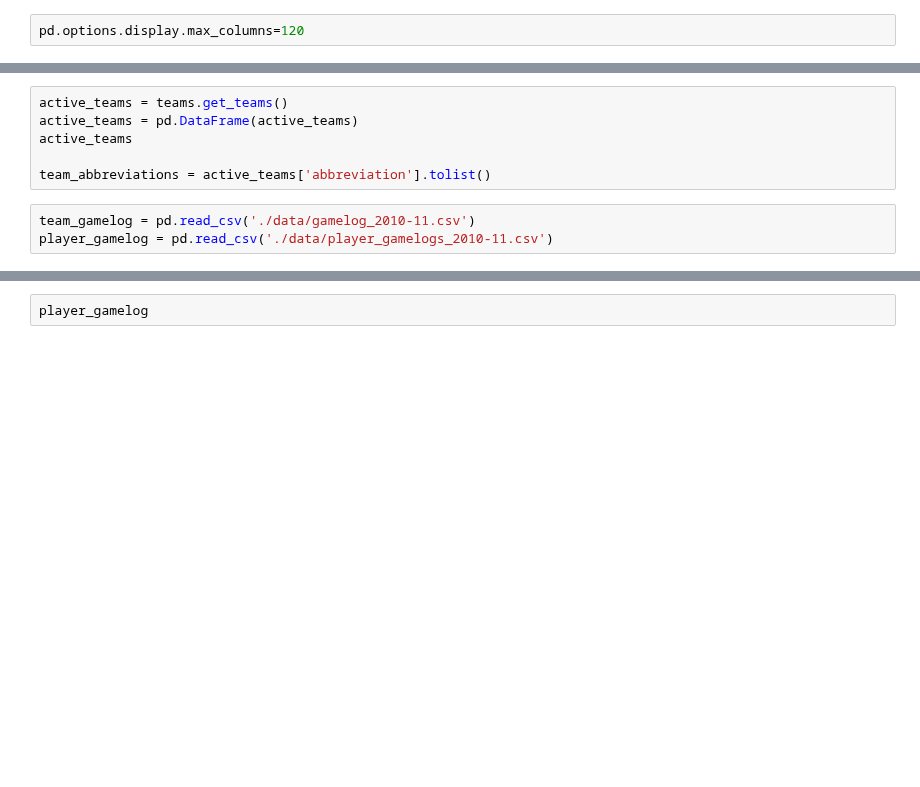
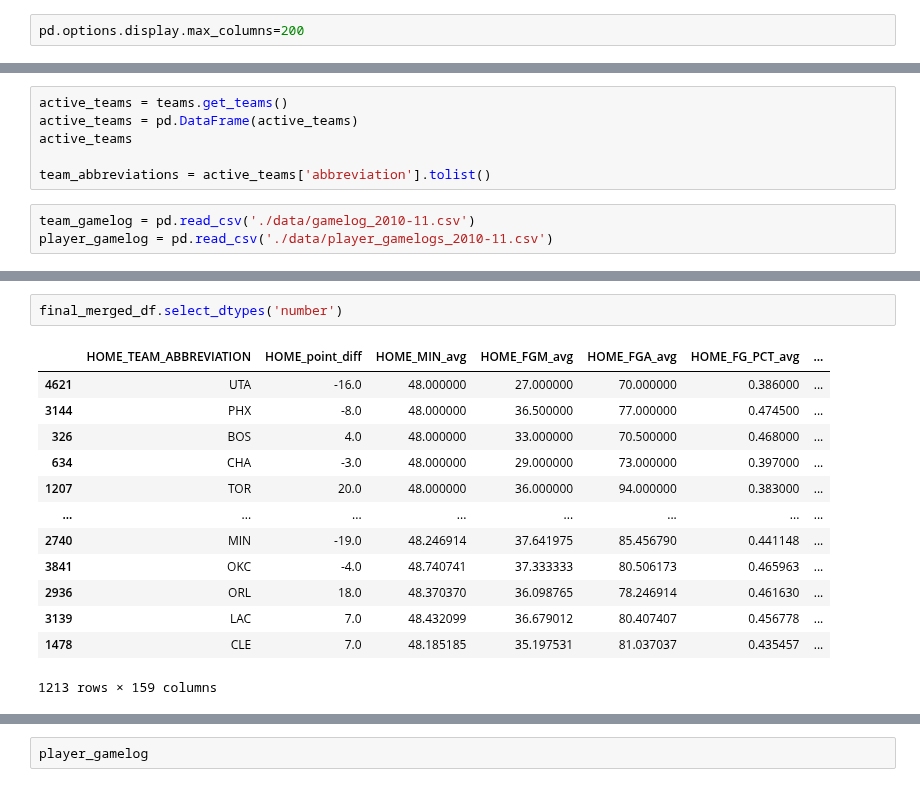
Before and after one commit to jnish23/NBA_Model, a Jupyter notebook: model.ipynb, the cells around one changed output, grey strips where cells are left out. Saved outputs shown, nothing was run; the diff lists cells and outputs as text; blank space fills up the shorter version.

```diff
--- a/model.ipynb
+++ b/model.ipynb
@@ -8,4 +8,4 @@ from tqdm import tqdm
 from nba_api.stats.static import players, teams
 from nba_api.stats.library.parameters import SeasonAll
 # %%
-pd.options.display.max_columns=120
+pd.options.display.max_columns=200
@@ -39,0 +151,16 @@ pd.merge(team_gamelog, team_gamelog, how='left', on='GAME_ID')
+# %%
+final_merged_df.select_dtypes('number')
+# %% [output]
+|  | HOME_TEAM_ABBREVIATION | HOME_point_diff | HOME_MIN_avg | HOME_FGM_avg | HOME_FGA_avg | HOME_FG_PCT_avg | ... |
+| 4621 | UTA | -16.0 | 48.000000 | 27.000000 | 70.000000 | 0.386000 | ... |
+| 3144 | PHX | -8.0 | 48.000000 | 36.500000 | 77.000000 | 0.474500 | ... |
+| 326 | BOS | 4.0 | 48.000000 | 33.000000 | 70.500000 | 0.468000 | ... |
+| 634 | CHA | -3.0 | 48.000000 | 29.000000 | 73.000000 | 0.397000 | ... |
+| 1207 | TOR | 20.0 | 48.000000 | 36.000000 | 94.000000 | 0.383000 | ... |
+| ... | ... | ... | ... | ... | ... | ... | ... |
+| 2740 | MIN | -19.0 | 48.246914 | 37.641975 | 85.456790 | 0.441148 | ... |
+| 3841 | OKC | -4.0 | 48.740741 | 37.333333 | 80.506173 | 0.465963 | ... |
+| 2936 | ORL | 18.0 | 48.370370 | 36.098765 | 78.246914 | 0.461630 | ... |
+| 3139 | LAC | 7.0 | 48.432099 | 36.679012 | 80.407407 | 0.456778 | ... |
+| 1478 | CLE | 7.0 | 48.185185 | 35.197531 | 81.037037 | 0.435457 | ... |
+1213 rows × 159 columns
```
Also changed, not shown: parts of 15 cells of this notebook, 13 other files.
